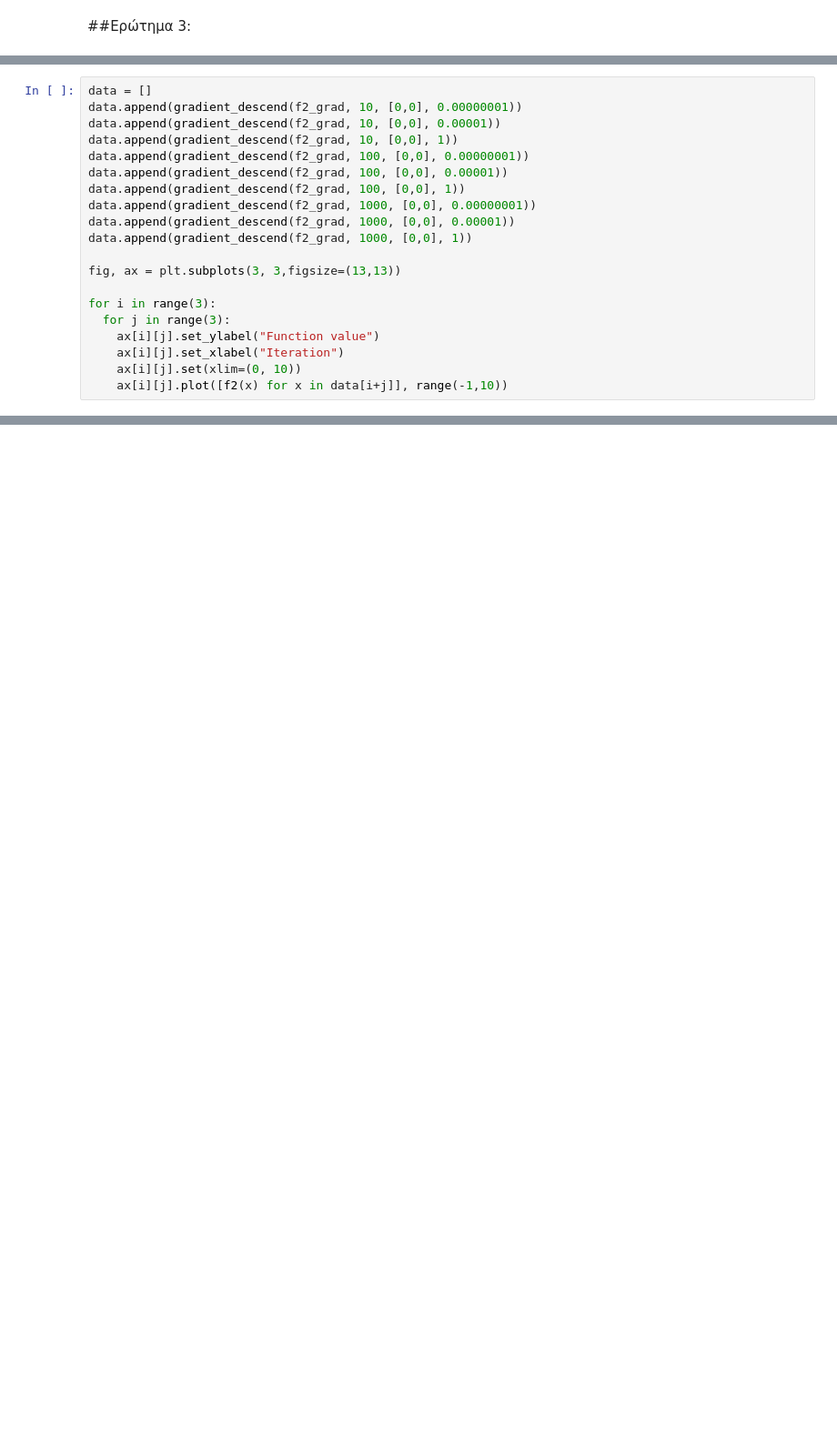
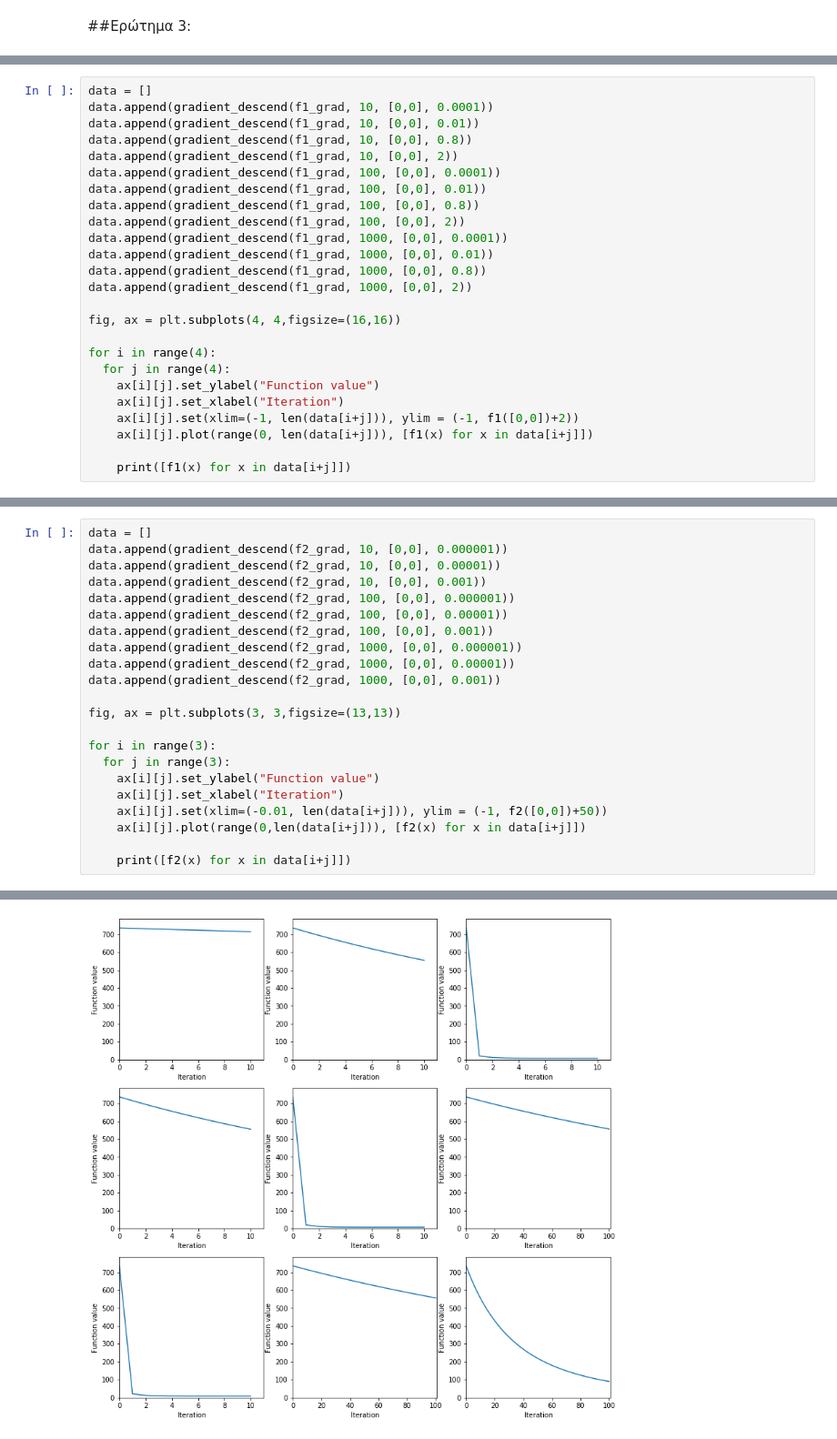
Before and after one commit to konstantinaRK/MachineLearning, a Jupyter notebook: Exercise1.ipynb, the cells around one changed output, grey strips where cells are left out. Shown: that part at 91% size. Drawn from its saved outputs; the diff is of its cells as text; blank space fills up the shorter version.

```diff
--- a/Exercise1.ipynb
+++ b/Exercise1.ipynb
@@ -254,0 +349,25 @@ OverflowError: ignored
+# %%
+data = []
+data.append(gradient_descend(f1_grad, 10, [0,0], 0.0001))
+data.append(gradient_descend(f1_grad, 10, [0,0], 0.01))
+data.append(gradient_descend(f1_grad, 10, [0,0], 0.8))
+data.append(gradient_descend(f1_grad, 10, [0,0], 2))
+data.append(gradient_descend(f1_grad, 100, [0,0], 0.0001))
+data.append(gradient_descend(f1_grad, 100, [0,0], 0.01))
+data.append(gradient_descend(f1_grad, 100, [0,0], 0.8))
+data.append(gradient_descend(f1_grad, 100, [0,0], 2))
+data.append(gradient_descend(f1_grad, 1000, [0,0], 0.0001))
+data.append(gradient_descend(f1_grad, 1000, [0,0], 0.01))
+data.append(gradient_descend(f1_grad, 1000, [0,0], 0.8))
+data.append(gradient_descend(f1_grad, 1000, [0,0], 2))
+
+fig, ax = plt.subplots(4, 4,figsize=(16,16))
+
+for i in range(4):
+  for j in range(4):
+    ax[i][j].set_ylabel("Function value")
+    ax[i][j].set_xlabel("Iteration")
+    ax[i][j].set(xlim=(-1, len(data[i+j])), ylim = (-1, f1([0,0])+2))
+    ax[i][j].plot(range(0, len(data[i+j])), [f1(x) for x in data[i+j]])
+
+    print([f1(x) for x in data[i+j]])
@@ -255,14 +392,14 @@ OverflowError: ignored
 # %%
 data = []
-data.append(gradient_descend(f2_grad, 10, [0,0], 0.00000001))
+data.append(gradient_descend(f2_grad, 10, [0,0], 0.000001))
 data.append(gradient_descend(f2_grad, 10, [0,0], 0.00001))
-data.append(gradient_descend(f2_grad, 10, [0,0], 1))
-data.append(gradient_descend(f2_grad, 100, [0,0], 0.00000001))
+data.append(gradient_descend(f2_grad, 10, [0,0], 0.001))
+data.append(gradient_descend(f2_grad, 100, [0,0], 0.000001))
 data.append(gradient_descend(f2_grad, 100, [0,0], 0.00001))
-data.append(gradient_descend(f2_grad, 100, [0,0], 1))
-data.append(gradient_descend(f2_grad, 1000, [0,0], 0.00000001))
+data.append(gradient_descend(f2_grad, 100, [0,0], 0.001))
+data.append(gradient_descend(f2_grad, 1000, [0,0], 0.000001))
 data.append(gradient_descend(f2_grad, 1000, [0,0], 0.00001))
-data.append(gradient_descend(f2_grad, 1000, [0,0], 1))
+data.append(gradient_descend(f2_grad, 1000, [0,0], 0.001))
 
 fig, ax = plt.subplots(3, 3,figsize=(13,13))
 
@@ -270,5 +407,8 @@ for i in range(3):
   for j in range(3):
     ax[i][j].set_ylabel("Function value")
     ax[i][j].set_xlabel("Iteration")
-    ax[i][j].set(xlim=(0, 10))
-    ax[i][j].plot([f2(x) for x in data[i+j]], range(-1,10))
+    ax[i][j].set(xlim=(-0.01, len(data[i+j])), ylim = (-1, f2([0,0])+50))
+    ax[i][j].plot(range(0,len(data[i+j])), [f2(x) for x in data[i+j]])
+
+    print([f2(x) for x in data[i+j]])
+# %% [output]
@@ -274,0 +424 @@ for i in range(3):
+[figure, added]
```
Also changed, not shown: parts of 21 cells of this notebook.
